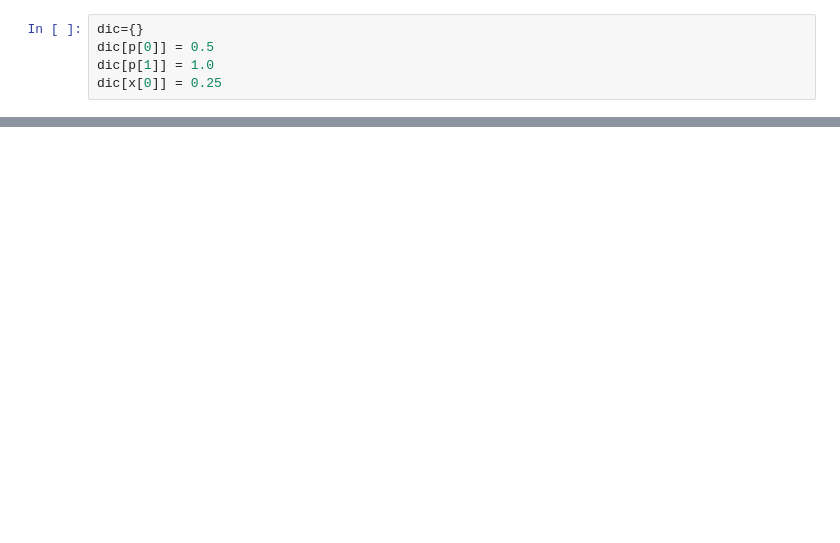
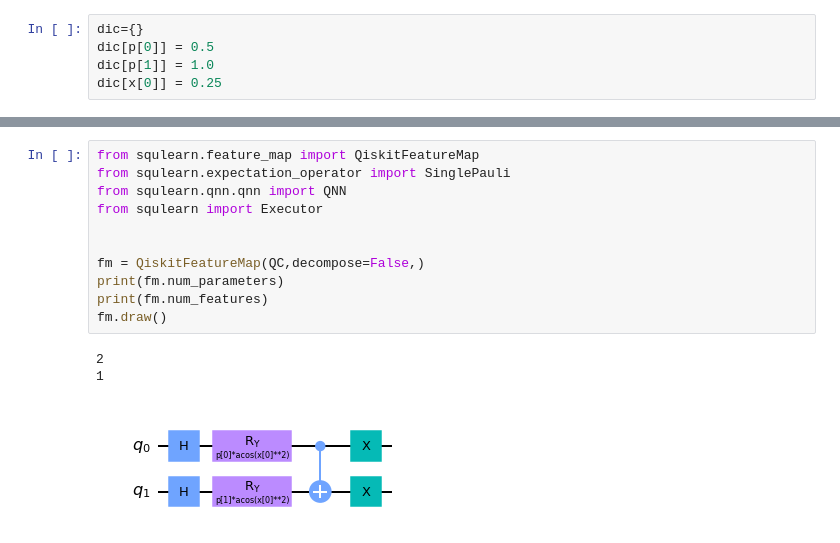
Before and after one commit to sQUlearn/squlearn, a Jupyter notebook: src/squlearn/opflow_mitigation/test_circuit_tree.ipynb, the cells around one changed output, grey strips where cells are left out. Drawn from its saved outputs; the diff is of its cells as text; blank space fills up the shorter version.

```diff
--- a/src/squlearn/opflow_mitigation/test_circuit_tree.ipynb
+++ b/src/squlearn/opflow_mitigation/test_circuit_tree.ipynb
@@ -85,0 +133,15 @@ evaluate(test2,Estimator(),Pauli("ZZ"),dic)
+# %%
+from squlearn.feature_map import QiskitFeatureMap
+from squlearn.expectation_operator import SinglePauli
+from squlearn.qnn.qnn import QNN
+from squlearn import Executor
+
+
+fm = QiskitFeatureMap(QC,decompose=False,)
+print(fm.num_parameters)
+print(fm.num_features)
+fm.draw()
+# %% [output]
+2
+1
+[figure, added]
```
Also changed, not shown: parts of 10 cells of this notebook, 3 other files.
